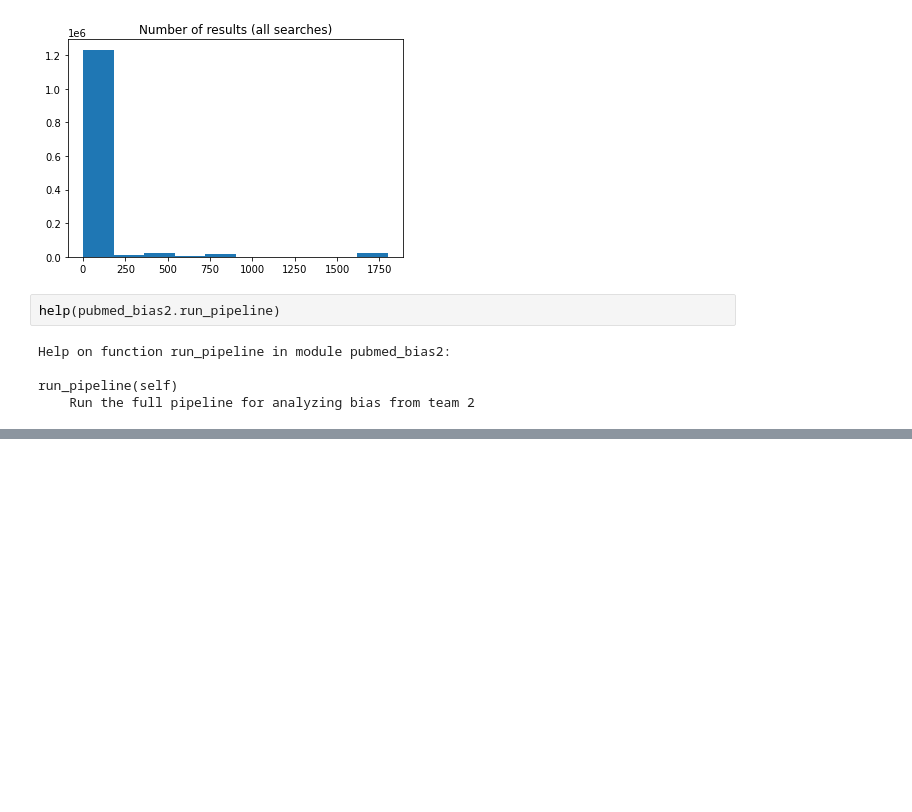
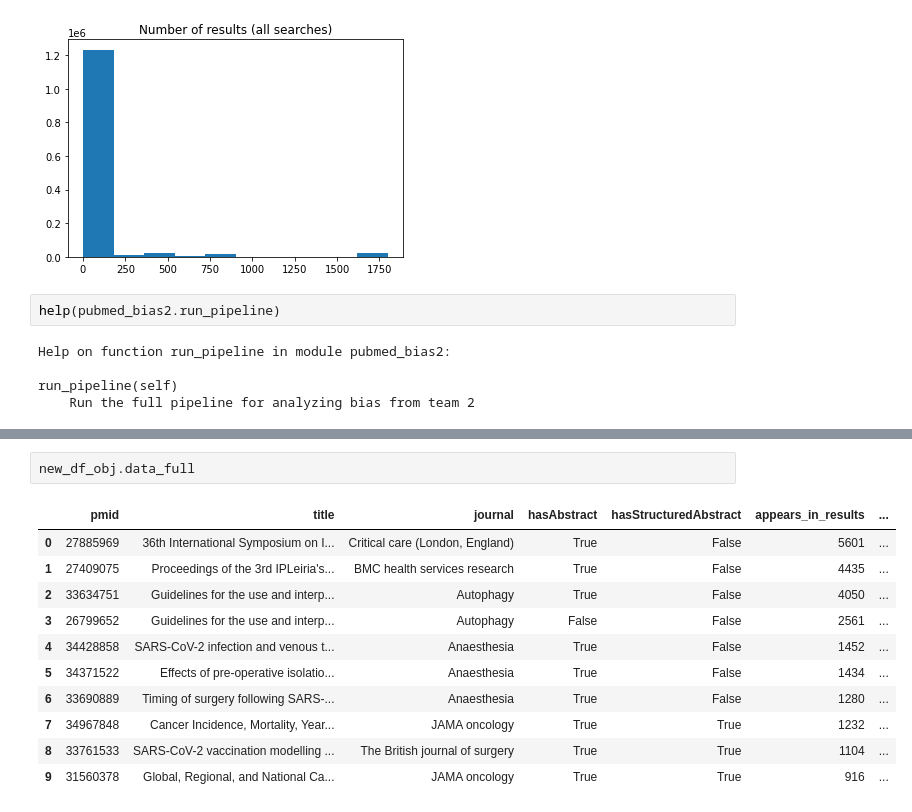
Before and after one commit to NCBI-Codeathons/pubmed-codeathon-team2, a Jupyter notebook: pubmed_bias2_examples.ipynb, the cells around one changed output, grey strips where cells are left out. Saved outputs shown, nothing was run; the diff lists cells and outputs as text; blank space fills up the shorter version.

```diff
--- a/pubmed_bias2_examples.ipynb
+++ b/pubmed_bias2_examples.ipynb
@@ -52,4 +76,18 @@ class pubmed_bias2(builtins.object)
  |
  |  __weakref__
  |      list of weak references to the object (if defined)
+# %%
+new_df_obj.data_full
+# %% [output]
+|  | pmid | title | journal | hasAbstract | hasStructuredAbstract | appears_in_results | ... |
+| 0 | 27885969 | 36th International Symposium on I... | Critical care (London, England) | True | False | 5601 | ... |
+| 1 | 27409075 | Proceedings of the 3rd IPLeiria's... | BMC health services research | True | False | 4435 | ... |
+| 2 | 33634751 | Guidelines for the use and interp... | Autophagy | True | False | 4050 | ... |
+| 3 | 26799652 | Guidelines for the use and interp... | Autophagy | False | False | 2561 | ... |
+| 4 | 34428858 | SARS-CoV-2 infection and venous t... | Anaesthesia | True | False | 1452 | ... |
+| 5 | 34371522 | Effects of pre-operative isolatio... | Anaesthesia | True | False | 1434 | ... |
+| 6 | 33690889 | Timing of surgery following SARS-... | Anaesthesia | True | False | 1280 | ... |
+| 7 | 34967848 | Cancer Incidence, Mortality, Year... | JAMA oncology | True | True | 1232 | ... |
+| 8 | 33761533 | SARS-CoV-2 vaccination modelling ... | The British journal of surgery | True | True | 1104 | ... |
+| 9 | 31560378 | Global, Regional, and National Ca... | JAMA oncology | True | True | 916 | ... |
 # %%
```
Also changed, not shown: parts of 10 cells of this notebook, 12 other files.
